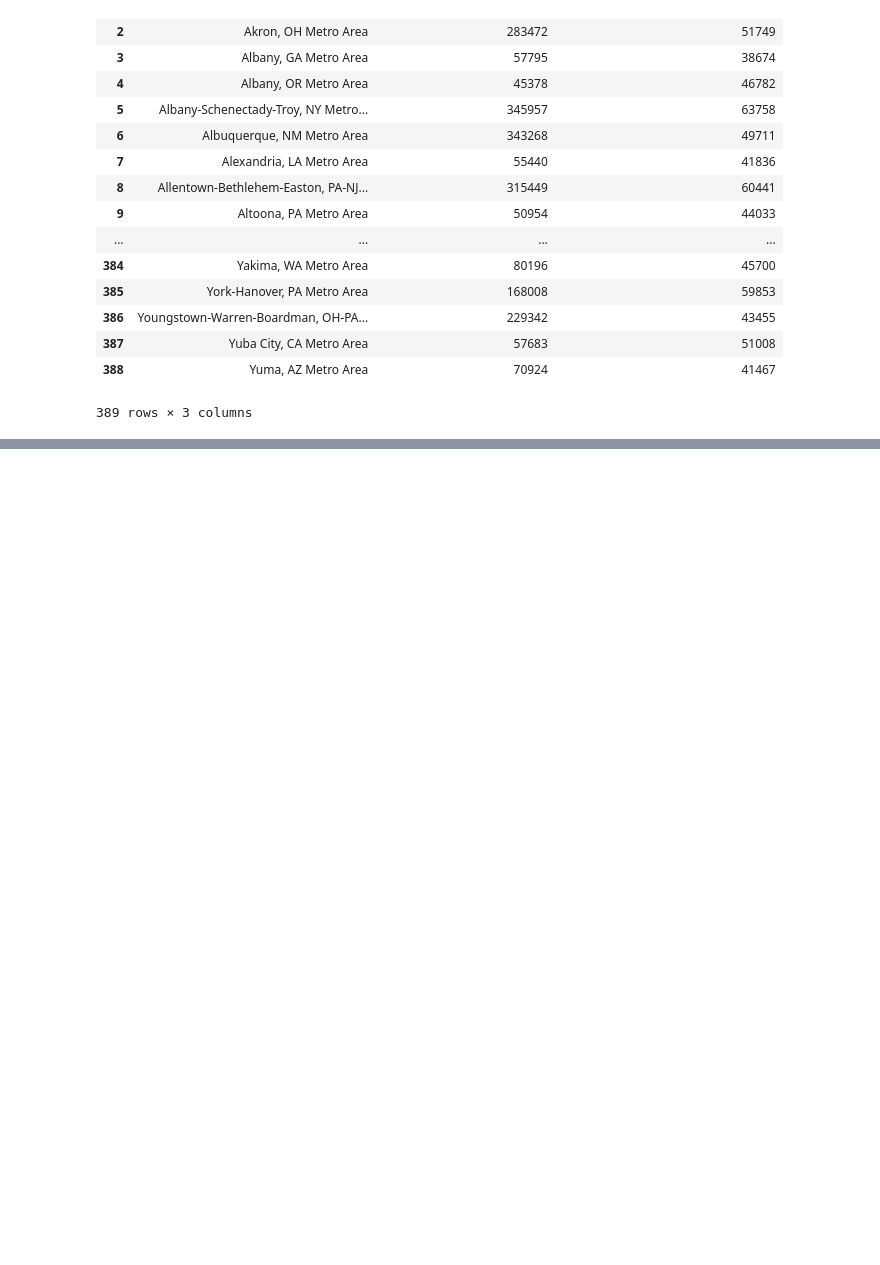
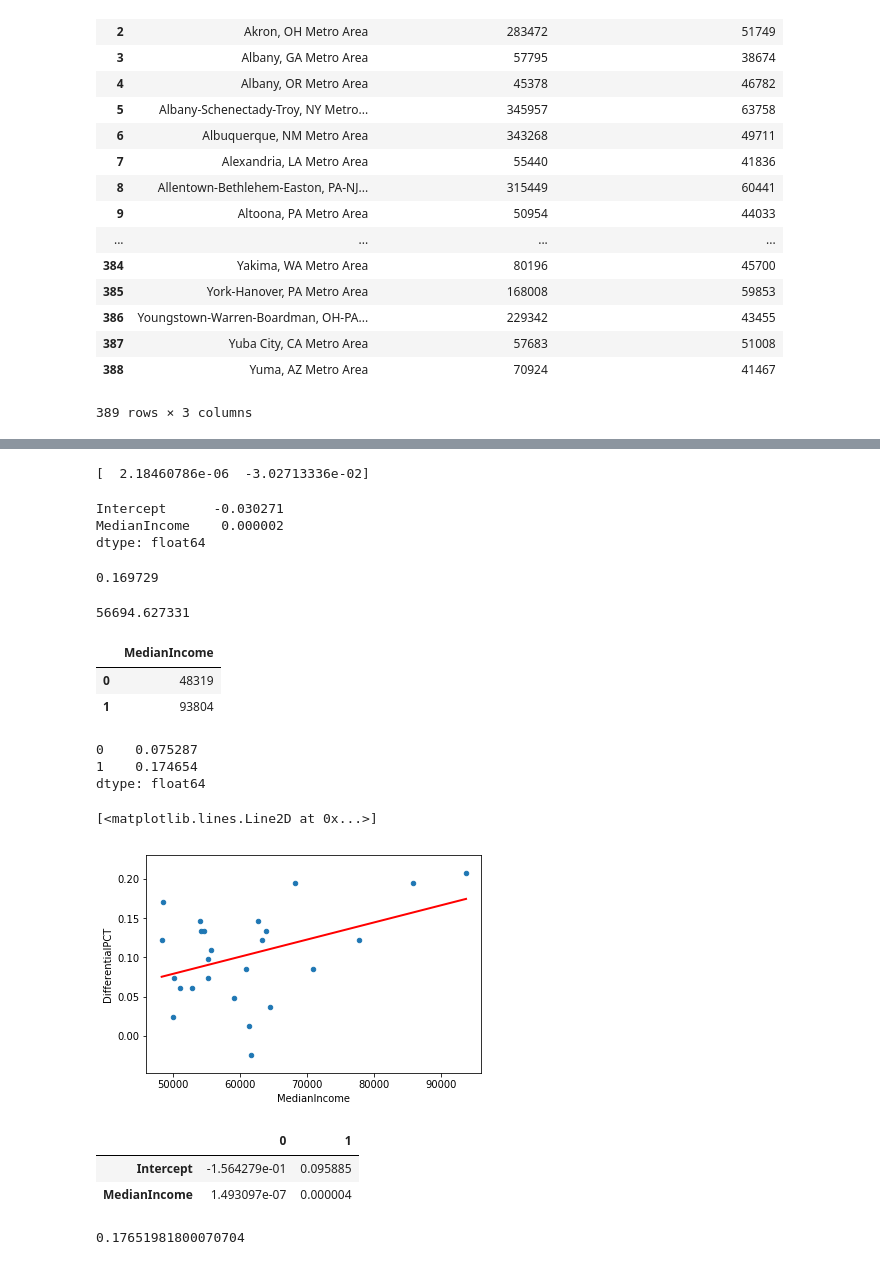
Before and after one commit to FB-Reda/HomeFieldAdvantage, a Jupyter notebook: census.ipynb, the cells around one changed output, grey strips where cells are left out. Saved outputs shown, nothing was run; the diff lists cells and outputs as text; code cells hidden in the pictures; blank space fills up the shorter version.

```diff
--- a/census.ipynb
+++ b/census.ipynb
@@ -94,0 +227,55 @@ df3
+# %%
+regression = np.polyfit(combined['MedianIncome'], combined['DifferentialPCT'], 1)
+print(regression)
+# %% [output]
+[  2.18460786e-06  -3.02713336e-02]
+# %%
+import statsmodels.formula.api as smf
+
+# create a fitted model in one line
+lm = smf.ols(formula='DifferentialPCT ~ MedianIncome', data=combined).fit()
+
+# print the coefficients
+lm.params
+# %% [output]
+Intercept      -0.030271
+MedianIncome    0.000002
+dtype: float64
+# %%
+-0.030271 + 0.000002*100000
+# %% [output]
+0.169729
+# %%
+52654.547161 + 80801.603400*.05
+# %% [output]
+56694.627331
+# %%
+X_new = pd.DataFrame({'MedianIncome' : [combined.MedianIncome.min(), combined.MedianIncome.max()]})
+X_new
+# %% [output]
+|  | MedianIncome |
+| 0 | 48319 |
+| 1 | 93804 |
+# %%
+preds = lm.predict(X_new)
+preds
+# %% [output]
+0    0.075287
+1    0.174654
+dtype: float64
+# %%
+combined.plot(kind='scatter', x='MedianIncome', y='DifferentialPCT')
+plt.plot(X_new, preds, c='red', linewidth=2)
+# %% [output]
+[<matplotlib.lines.Line2D at 0x...>]
+[figure, added]
+# %%
+lm.conf_int()
+# %% [output]
+|  | 0 | 1 |
+| Intercept | -1.564279e-01 | 0.095885 |
+| MedianIncome | 1.493097e-07 | 0.000004 |
+# %%
+lm.rsquared
+# %% [output]
+0.17651981800070704
```
Also changed, not shown: parts of 9 cells of this notebook, 1 other file.
